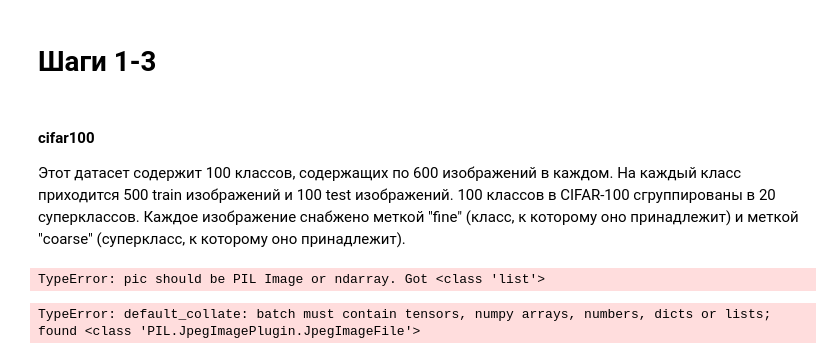
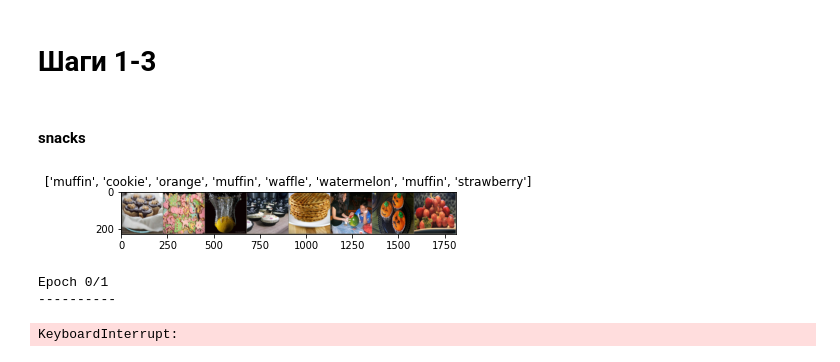
Before and after one commit to AlexSmirno/MachineLearning, a Jupyter notebook: lab_4.ipynb, the cells around one changed output. Cells and saved outputs as stored; diff of their text form; code cells hidden in the pictures.

```diff
--- a/lab_4.ipynb
+++ b/lab_4.ipynb
@@ -113,23 +113,14 @@ class ImageDataset(torch.utils.data.Dataset):
       return train_images, train_labels
 # %% [markdown]
 # Шаги 1-3
-# %% [markdown]
-#### cifar100
-
-Этот датасет содержит 100 классов, содержащих по 600 изображений в каждом. На каждый класс приходится 500 train изображений и 100 test изображений. 100 классов в CIFAR-100 сгруппированы в 20 суперклассов. Каждое изображение снабжено меткой "fine" (класс, к которому оно принадлежит) и меткой "coarse" (суперкласс, к которому оно принадлежит).
+# %% [markdown]
+#### snacks
 # %%
-
-train_transforms = transforms.Compose([
-    transforms.RandomHorizontalFlip(),
-    transforms.ToTensor(),
-    transforms.Normalize([0.485, 0.456, 0.406], [0.229, 0.224, 0.225])
-])
-
 train_dataset = ImageDataset(dataset["train"])
 test_dataset = ImageDataset(dataset["test"])
 
-train_dataloader = DataLoader(train_dataset, batch_size=16, shuffle=True)
-test_dataloader = DataLoader(test_dataset, batch_size=16, shuffle=False)
+train_dataloader = DataLoader(train_dataset, batch_size=8, shuffle=True)
+test_dataloader = DataLoader(test_dataset, batch_size=8, shuffle=False)
 
 class_names = dataset["test"].features["label"].names
 dataset_sizes = {
@@ -139,31 +130,26 @@ dataset_sizes = {
 
 device = torch.device("cuda:0" if torch.cuda.is_available() else "cpu")
 device = torch.device("mps" if torch.backends.mps.is_available() else "cpu")
-for data in train_dataloader:
-    print(str(data['label']))
-# %% [output]
-TypeError: pic should be PIL Image or ndarray. Got <class 'list'>
 # %%
 def imshow(inp, title=None):
     inp = inp.numpy().transpose((1, 2, 0))
     mean = np.array([0.485, 0.456, 0.406])
     std = np.array([0.229, 0.224, 0.225])
     inp = std * inp + mean
     inp = np.clip(inp, 0, 1)
     plt.imshow(inp)
     if title is not None:
         plt.title(title)
     plt.pause(0.001)
 
 
-#inputs, classes = next(iter(train_dataloader))
+inputs, classes = next(iter(train_dataloader))
 
-print(next(iter(train_dataloader)))
-#out = torchvision.utils.make_grid(inputs)
+out = torchvision.utils.make_grid(inputs)
 
-#imshow(out, title=[class_names[x] for x in classes])
+imshow(out, title=[class_names[x] for x in classes])
 # %% [output]
-TypeError: default_collate: batch must contain tensors, numpy arrays, numbers, dicts or lists; found <class 'PIL.JpegImagePlugin.JpegImageFile'>
+[figure, added]
 # %%
 def train_model(model, criterion, optimizer, scheduler, num_epochs=25):
     since = time.time()
@@ -259,26 +245,25 @@ model = nn.Sequential(
     nn.ELU(),
     nn.Conv2d(16, 32, 5),
     nn.ELU(),
-    nn.Conv2d(32, 128, 3, 3, 2),
+    nn.Conv2d(32, 64, 3, 3, 2),
+
+    nn.Conv2d(64, 128, 5),
+    nn.ELU(),
+    nn.Conv2d(128, 128, 5),
+    nn.ELU(),
+    nn.Conv2d(128, 128, 5, 5, 3),
 
     nn.Conv2d(128, 128, 5),
     nn.ELU(),
     nn.Conv2d(128, 128, 5),
     nn.ELU(),
-    nn.Conv2d(128, 128, 3, 3, 2),
-
-    nn.Conv2d(128, 128, 3),
-    nn.ELU(),
-    nn.Conv2d(128, 128, 3),
-    nn.ELU(),
-    nn.Conv2d(128, 128, 3, 3),
+    nn.Conv2d(128, 128, 5, 5, 3),
 
     nn.Flatten(),
 
-    nn.Linear(4608, 512),
+    nn.Linear(512, 256),
     nn.ELU(),
-    nn.Linear(512, 2)
-
+    nn.Linear(256, 20)
 )
 
 model = model.to(device)
@@ -288,4 +273,8 @@ criterion = nn.CrossEntropyLoss()
 optimizer_ft = optim.SGD(model.parameters(), lr=0.001, momentum=0.9)
 
 exp_lr_scheduler = lr_scheduler.StepLR(optimizer_ft, step_size=2, gamma=0.1)
-model_fitted = train_model(model, criterion, optimizer_ft, exp_lr_scheduler, num_epochs=5)
+model_fitted = train_model(model, criterion, optimizer_ft, exp_lr_scheduler, num_epochs=2)
+# %% [output]
+Epoch 0/1
+----------
+KeyboardInterrupt:
```
Also changed, not shown: parts of 3 cells of this notebook.
